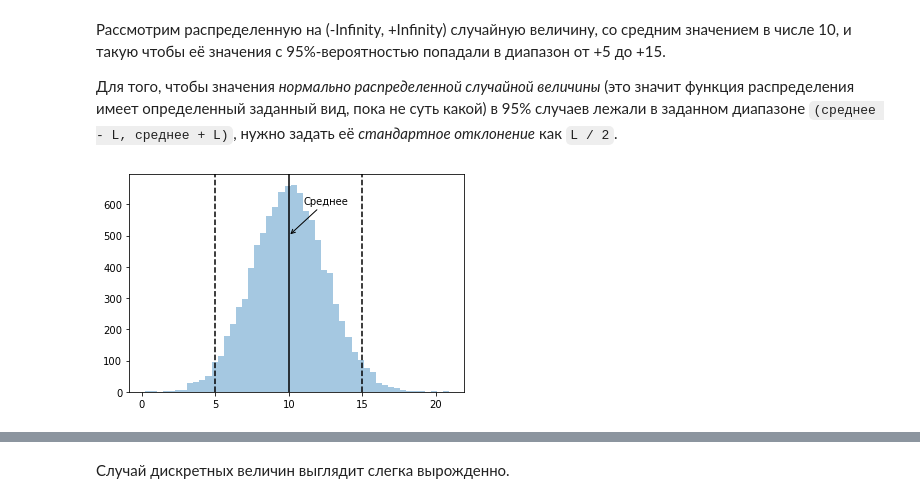
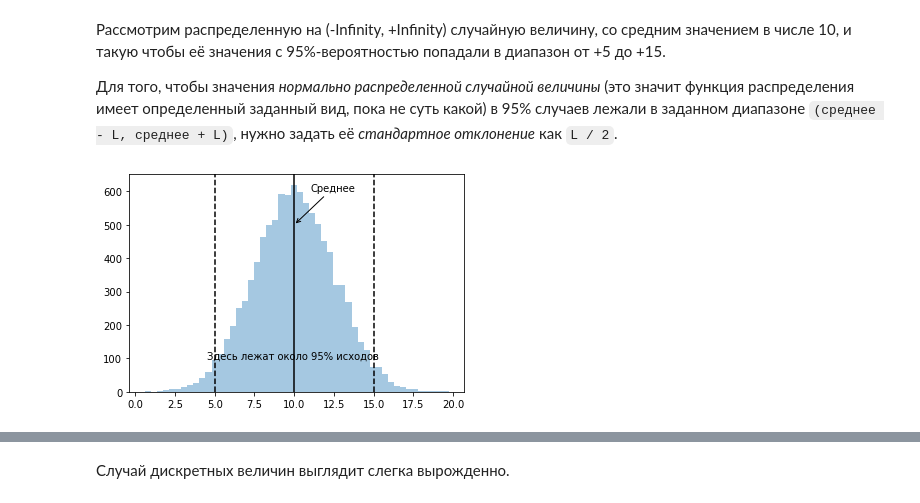
Before and after one commit to timeseries-ru/course, a Jupyter notebook: day_1.ipynb, the cells around one changed output, grey strips where cells are left out. Saved outputs shown, nothing was run; the diff lists cells and outputs as text; code cells hidden in the pictures.

```diff
--- a/day_1.ipynb
+++ b/day_1.ipynb
@@ -255,28 +275,28 @@ sns.distplot(
 
 Для того, чтобы значения *нормально распределенной случайной величины* (это значит функция распределения имеет определенный заданный вид, пока не суть какой) в 95% случаев лежали в заданном диапазоне `(среднее - L, среднее + L)`, нужно задать её *стандартное отклонение* как `L / 2`.
 # %%
-import matplotlib.pyplot as plt
 X = [] # массив, где будут наши случайные величины
 
 for index in range(10000): # цикл от 0 до 9999
     X.append(np.random.normal(
         10, # среднее
         2.5 # это половина ширины диапазона
     ))
 
 # и отобразим количество попаданий точки это величины
 sns.distplot(
     X,
     kde=False # не делать оценку функции распределения
 );
 
 plt.axvline(10, 0, 1, ls='-', c='black');
 plt.axvline(5, 0, 1, ls='--', c='black');
 plt.axvline(15, 0, 1, ls='--', c='black');
 
 plt.annotate("Среднее", (10, 500), (11, 600), arrowprops={"arrowstyle": '->'});
+plt.annotate("Здесь лежат около 95% исходов", (4.5, 100));
 # %% [output]
-[figure, old version]
+[figure, new version]
 # %%
 # Подсчитаем процент попавших в диапазон от +5 до +15 точек
 sum([1 if x >= 5 and x <= 15 else 0 for x in X]) / len(X)
```
Also changed, not shown: parts of 27 cells of this notebook.
